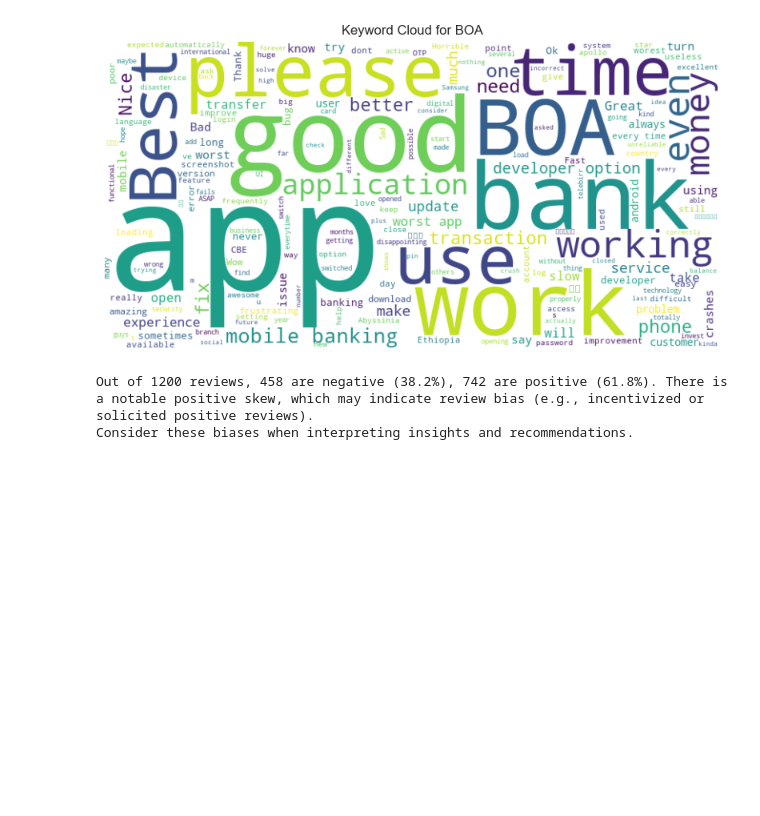
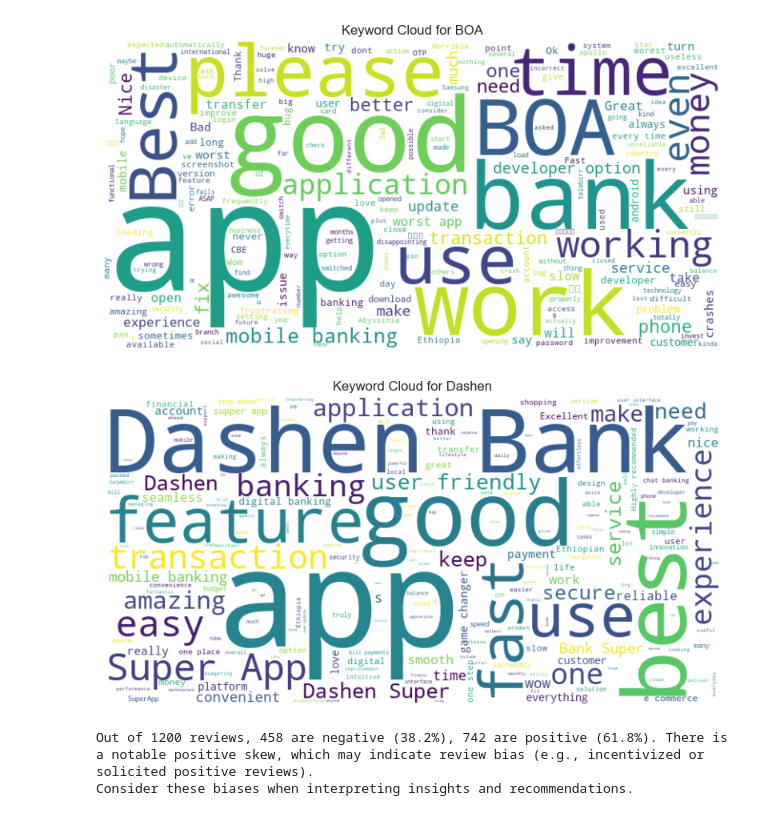
Before and after one commit to Naod-Mergiya/Customer-Experience-Analytics-for-Fintech-Apps, a Jupyter notebook: notebooks/Recommendations.ipynb, the cells around one changed output. Saved outputs shown, nothing was run; the diff lists cells and outputs as text; code cells hidden in the pictures; blank space fills up the shorter version.

```diff
--- a/notebooks/Recommendations.ipynb
+++ b/notebooks/Recommendations.ipynb
@@ -165,6 +165,11 @@ print(merged_df)
 plot_keyword_cloud(df, text_col='review', bank='BOA', bank_col='bank')
 # %% [output]
 [figure]
+# %%
+# 4. Keyword cloud for Dashen
+plot_keyword_cloud(df, text_col='review', bank='Dashen', bank_col='bank')
+# %% [output]
+[figure, added]
 # %%
 ## Ethics: Review Biases
 
```
Also changed, not shown: parts of 1 cell of this notebook.
